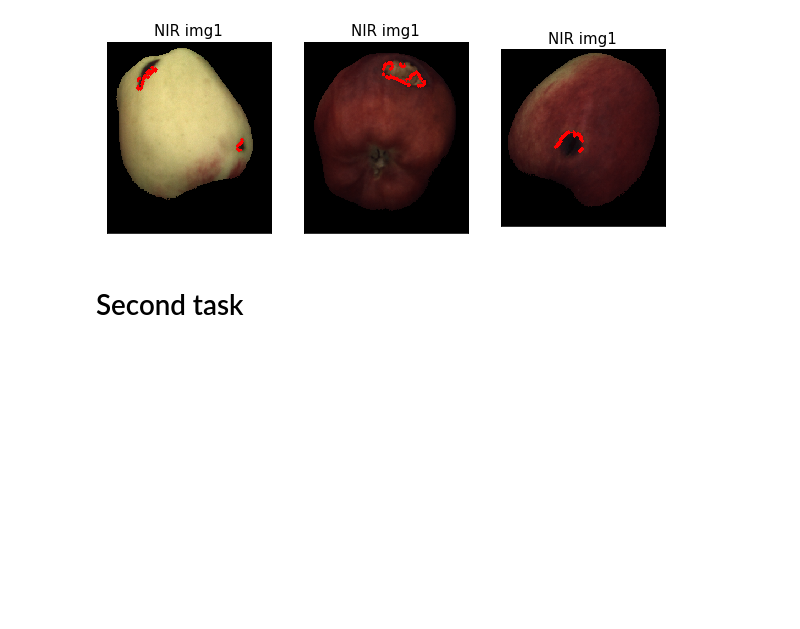
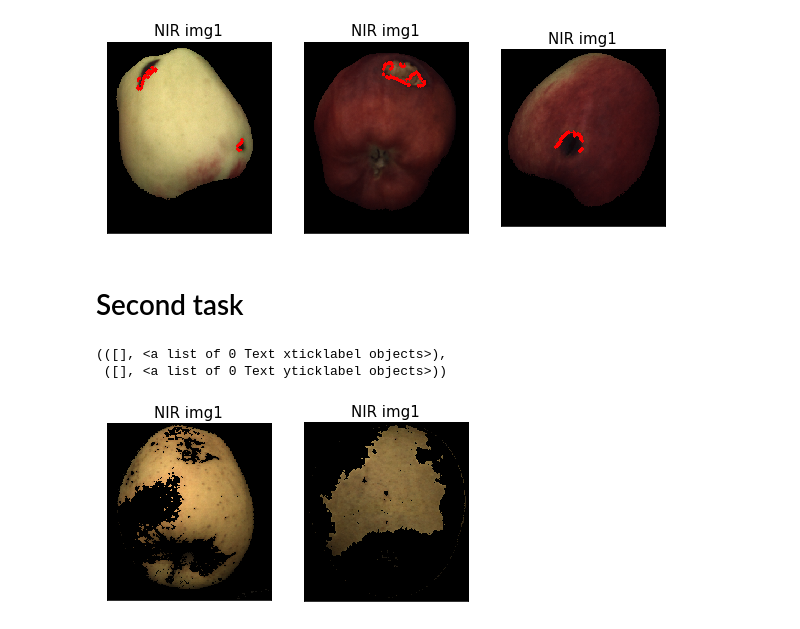
Before and after one commit to pptr3/fruit-inspection, a Jupyter notebook: Untitled.ipynb, the cells around one changed output. Cells and saved outputs as stored; diff of their text form; code cells hidden in the pictures; blank space fills up the shorter version.

```diff
--- a/Untitled.ipynb
+++ b/Untitled.ipynb
@@ -235,0 +236,17 @@ canny5 = cv.Canny(img5_color, tr5 / 2, tr5)
+# %%
+hsv_mask4 = generate_hsv_mask(img4_color)
+hsv_mask5 = generate_hsv_mask(img5_color)
+
+plt.figure(figsize=(10,10))
+plt.subplot(2,3,1)
+plt.imshow(hsv_mask4, cmap='gray', vmin=0, vmax=255)
+plt.title("NIR img1", fontsize = 15)
+plt.xticks([]), plt.yticks([])
+plt.subplot(2,3,2)
+plt.imshow(hsv_mask5, cmap='gray', vmin=0, vmax=255)
+plt.title("NIR img1", fontsize = 15)
+plt.xticks([]), plt.yticks([])
+# %% [output]
+(([], <a list of 0 Text xticklabel objects>),
+ ([], <a list of 0 Text yticklabel objects>))
+[figure, added]
```
Also changed, not shown: parts of 17 cells of this notebook.
